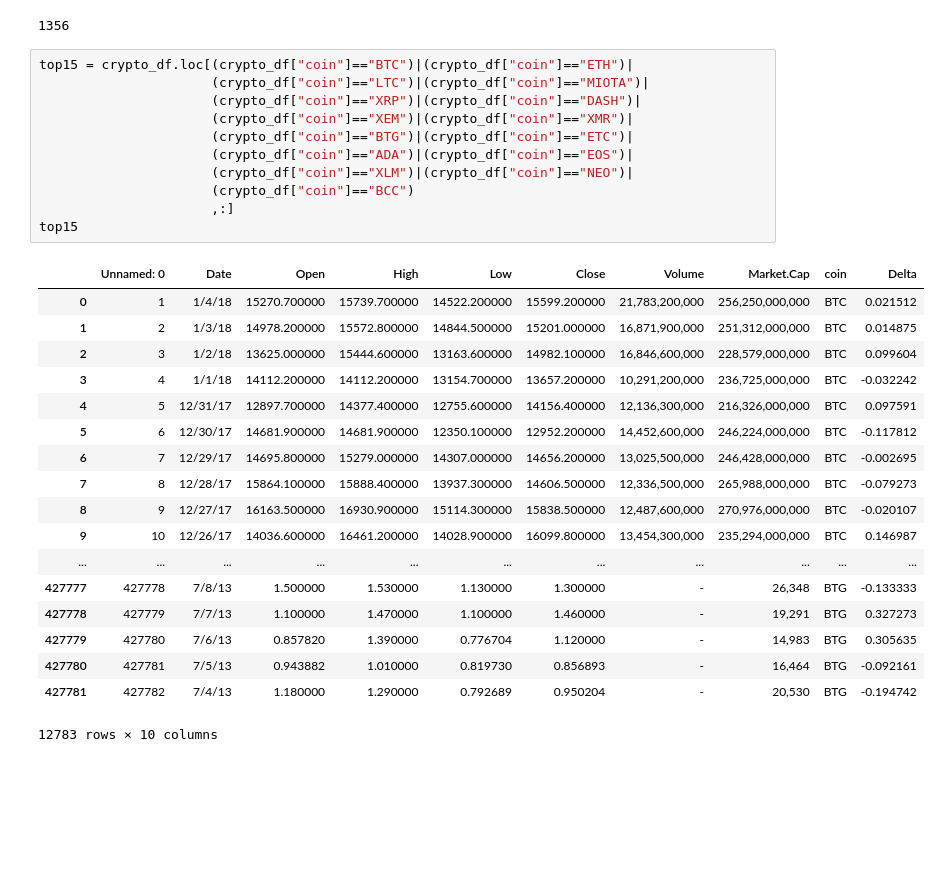
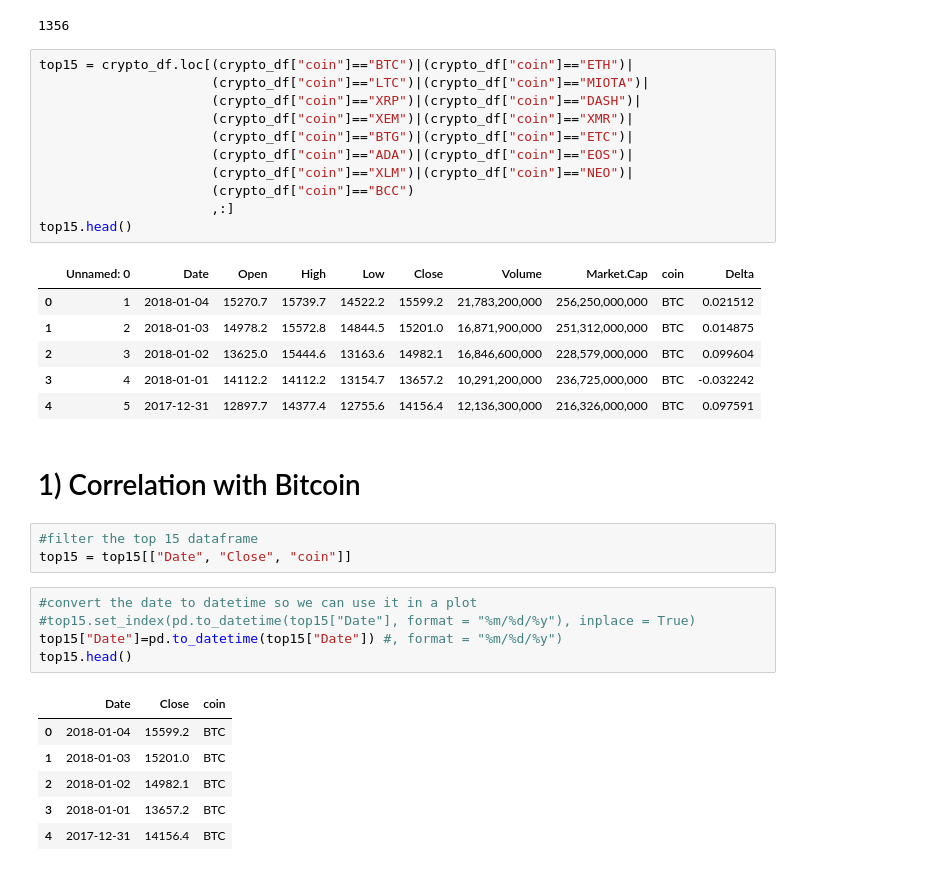
Before and after one commit to sharonsu94/cryptocurrency, a Jupyter notebook: Crypto+Analysis.ipynb, the cells around one changed output. Drawn from its saved outputs; the diff is of its cells as text; blank space fills up the shorter version.

```diff
--- a/Crypto+Analysis.ipynb
+++ b/Crypto+Analysis.ipynb
@@ -26,30 +31,35 @@ crypto_df["coin"].nunique()
 # %%
 top15 = crypto_df.loc[(crypto_df["coin"]=="BTC")|(crypto_df["coin"]=="ETH")|
                       (crypto_df["coin"]=="LTC")|(crypto_df["coin"]=="MIOTA")|
                       (crypto_df["coin"]=="XRP")|(crypto_df["coin"]=="DASH")|
                       (crypto_df["coin"]=="XEM")|(crypto_df["coin"]=="XMR")|
                       (crypto_df["coin"]=="BTG")|(crypto_df["coin"]=="ETC")|
                       (crypto_df["coin"]=="ADA")|(crypto_df["coin"]=="EOS")|
                       (crypto_df["coin"]=="XLM")|(crypto_df["coin"]=="NEO")|
                       (crypto_df["coin"]=="BCC")
                       ,:]
-top15
+top15.head()
 # %% [output]
 |  | Unnamed: 0 | Date | Open | High | Low | Close | Volume | Market.Cap | coin | Delta |
-| 0 | 1 | 1/4/18 | 15270.700000 | 15739.700000 | 14522.200000 | 15599.200000 | 21,783,200,000 | 256,250,000,000 | BTC | 0.021512 |
-| 1 | 2 | 1/3/18 | 14978.200000 | 15572.800000 | 14844.500000 | 15201.000000 | 16,871,900,000 | 251,312,000,000 | BTC | 0.014875 |
-| 2 | 3 | 1/2/18 | 13625.000000 | 15444.600000 | 13163.600000 | 14982.100000 | 16,846,600,000 | 228,579,000,000 | BTC | 0.099604 |
-| 3 | 4 | 1/1/18 | 14112.200000 | 14112.200000 | 13154.700000 | 13657.200000 | 10,291,200,000 | 236,725,000,000 | BTC | -0.032242 |
-| 4 | 5 | 12/31/17 | 12897.700000 | 14377.400000 | 12755.600000 | 14156.400000 | 12,136,300,000 | 216,326,000,000 | BTC | 0.097591 |
-| 5 | 6 | 12/30/17 | 14681.900000 | 14681.900000 | 12350.100000 | 12952.200000 | 14,452,600,000 | 246,224,000,000 | BTC | -0.117812 |
-| 6 | 7 | 12/29/17 | 14695.800000 | 15279.000000 | 14307.000000 | 14656.200000 | 13,025,500,000 | 246,428,000,000 | BTC | -0.002695 |
-| 7 | 8 | 12/28/17 | 15864.100000 | 15888.400000 | 13937.300000 | 14606.500000 | 12,336,500,000 | 265,988,000,000 | BTC | -0.079273 |
-| 8 | 9 | 12/27/17 | 16163.500000 | 16930.900000 | 15114.300000 | 15838.500000 | 12,487,600,000 | 270,976,000,000 | BTC | -0.020107 |
-| 9 | 10 | 12/26/17 | 14036.600000 | 16461.200000 | 14028.900000 | 16099.800000 | 13,454,300,000 | 235,294,000,000 | BTC | 0.146987 |
-| ... | ... | ... | ... | ... | ... | ... | ... | ... | ... | ... |
-| 427777 | 427778 | 7/8/13 | 1.500000 | 1.530000 | 1.130000 | 1.300000 | - | 26,348 | BTG | -0.133333 |
-| 427778 | 427779 | 7/7/13 | 1.100000 | 1.470000 | 1.100000 | 1.460000 | - | 19,291 | BTG | 0.327273 |
-| 427779 | 427780 | 7/6/13 | 0.857820 | 1.390000 | 0.776704 | 1.120000 | - | 14,983 | BTG | 0.305635 |
-| 427780 | 427781 | 7/5/13 | 0.943882 | 1.010000 | 0.819730 | 0.856893 | - | 16,464 | BTG | -0.092161 |
-| 427781 | 427782 | 7/4/13 | 1.180000 | 1.290000 | 0.792689 | 0.950204 | - | 20,530 | BTG | -0.194742 |
+| 0 | 1 | 2018-01-04 | 15270.7 | 15739.7 | 14522.2 | 15599.2 | 21,783,200,000 | 256,250,000,000 | BTC | 0.021512 |
+| 1 | 2 | 2018-01-03 | 14978.2 | 15572.8 | 14844.5 | 15201.0 | 16,871,900,000 | 251,312,000,000 | BTC | 0.014875 |
+| 2 | 3 | 2018-01-02 | 13625.0 | 15444.6 | 13163.6 | 14982.1 | 16,846,600,000 | 228,579,000,000 | BTC | 0.099604 |
+| 3 | 4 | 2018-01-01 | 14112.2 | 14112.2 | 13154.7 | 13657.2 | 10,291,200,000 | 236,725,000,000 | BTC | -0.032242 |
+| 4 | 5 | 2017-12-31 | 12897.7 | 14377.4 | 12755.6 | 14156.4 | 12,136,300,000 | 216,326,000,000 | BTC | 0.097591 |
-12783 rows × 10 columns
+# %% [markdown]
+# 1) Correlation with Bitcoin
+# %%
+#filter the top 15 dataframe
+top15 = top15[["Date", "Close", "coin"]]
+# %%
+#convert the date to datetime so we can use it in a plot
+#top15.set_index(pd.to_datetime(top15["Date"], format = "%m/%d/%y"), inplace = True)
+top15["Date"]=pd.to_datetime(top15["Date"]) #, format = "%m/%d/%y")
+top15.head()
+# %% [output]
+|  | Date | Close | coin |
+| 0 | 2018-01-04 | 15599.2 | BTC |
+| 1 | 2018-01-03 | 15201.0 | BTC |
+| 2 | 2018-01-02 | 14982.1 | BTC |
+| 3 | 2018-01-01 | 13657.2 | BTC |
+| 4 | 2017-12-31 | 14156.4 | BTC |
```
Also changed, not shown: parts of 36 cells of this notebook.
